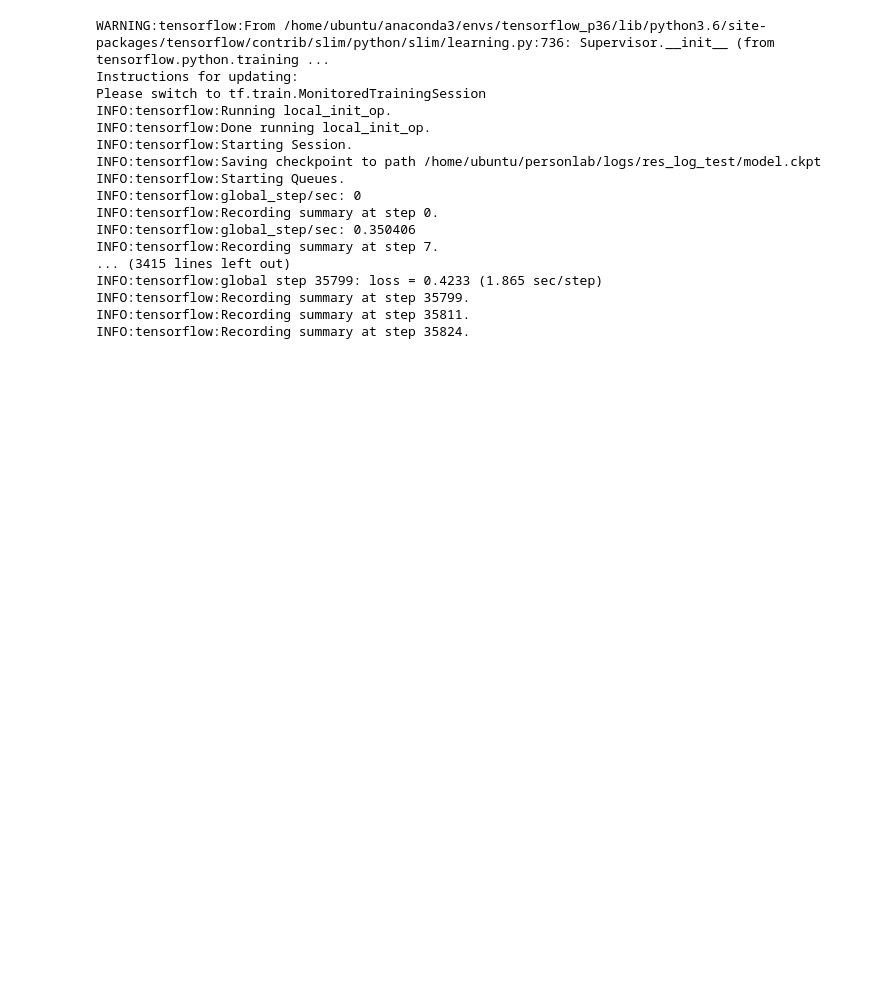
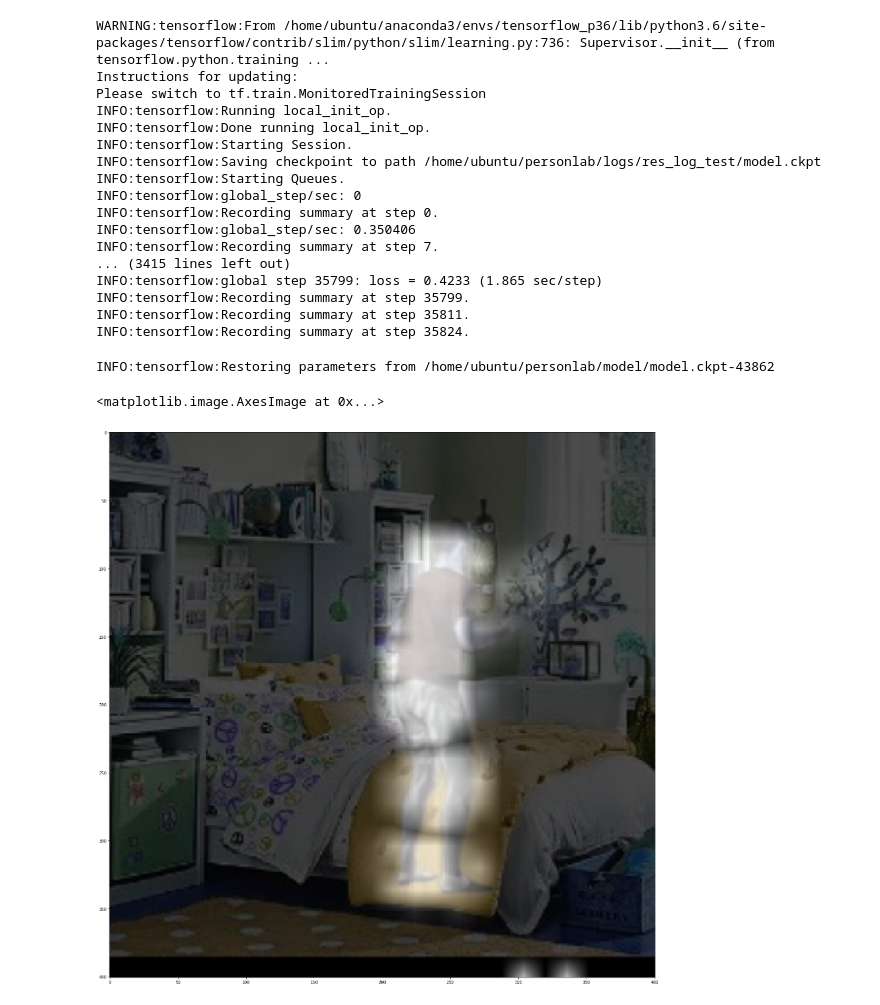
Before and after one commit to Naykira/personlab, a Jupyter notebook: tf-resnet-surreal.ipynb, the cells around one changed output. Saved outputs shown, nothing was run; the diff lists cells and outputs as text; code cells hidden in the pictures; blank space fills up the shorter version.

```diff
--- a/tf-resnet-surreal.ipynb
+++ b/tf-resnet-surreal.ipynb
@@ -212,25 +212,30 @@ inspect_checkpoint.print_tensors_in_checkpoint_file(checkpoint_path, tensor_name
 # %%
 
 saver = tf.train.Saver()
-with tf.device('/cpu:0'):
-    with tf.Session() as sess:
-        checkpoint_path = 'logs/res_log_test/model.ckpt-4575'
-        saver.restore(sess, checkpoint_path)
-        m_out, img, hm = sess.run([model_output, tensors['image'], hm_out])
+with tf.Session() as sess:
+    checkpoint_path = '/home/ubuntu/personlab/model/model.ckpt-43862'
+    saver.restore(sess, checkpoint_path)
+    m_out, img, hm, so_x, so_y, mo_x, mo_y = sess.run([model_output, tensors['image'], hm_pred, so_x_pred, so_y_pred, mo_x_pred, mo_y_pred])
+# %% [output]
+INFO:tensorflow:Restoring parameters from /home/ubuntu/personlab/model/model.ckpt-43862
 # %%
 import cv2
 from matplotlib import pyplot as plt
+from matplotlib import rcParams
 
 def overlay(img, over, alpha=0.5):
     out = img.copy()
     if img.max() > 1.:
         out = out / 255.
     out *= 1-alpha
     if len(over.shape)==2:
         out += alpha*over[:,:,np.newaxis]
     else:
         out += alpha*over
     return out
-b_i = 0
+b_i = 9
 plt.figure()
 plt.imshow(overlay(img[b_i, ...], np.max(hm[b_i, ...], axis=-1), alpha=0.7))
+# %% [output]
+<matplotlib.image.AxesImage at 0x...>
+[figure, added]
```
Also changed, not shown: parts of 3 cells of this notebook.
